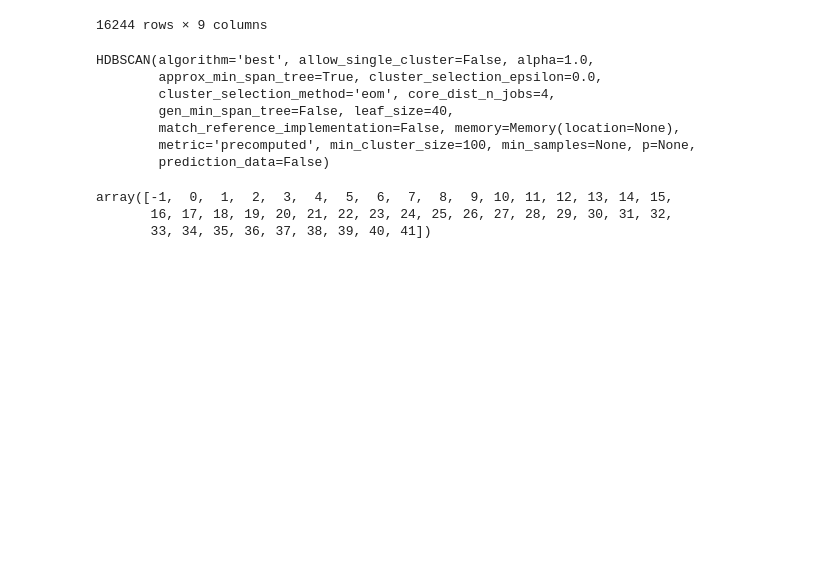
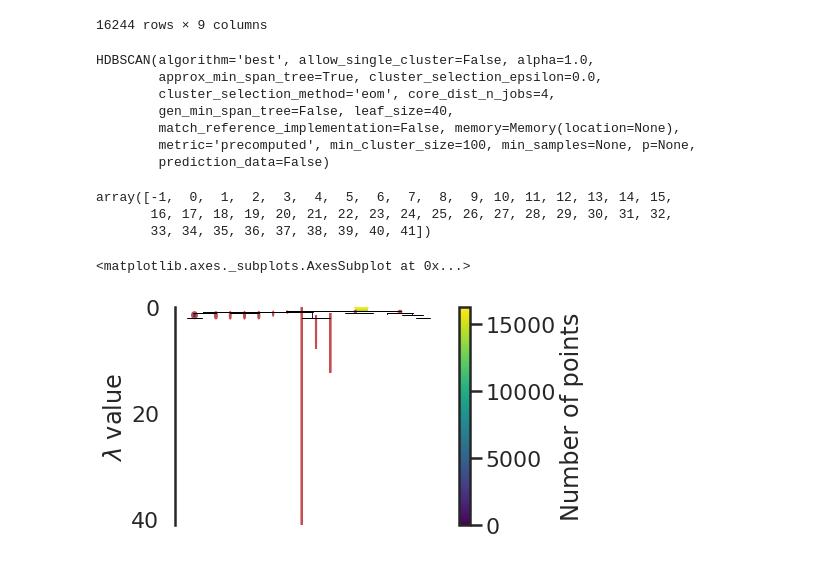
Before and after one commit to rjnakano/manejo-inventarios-pdg, a Jupyter notebook: Notebooks/TDGClusteringJerarquicoV1.ipynb, the cells around one changed output. Drawn from its saved outputs; the diff is of its cells as text; code cells hidden in the pictures; blank space fills up the shorter version.

```diff
--- a/Notebooks/TDGClusteringJerarquicoV1.ipynb
+++ b/Notebooks/TDGClusteringJerarquicoV1.ipynb
@@ -23,3 +42,10 @@ import numpy as np
 from sklearn.preprocessing import StandardScaler
 import hdbscan
 import gower
+
+import matplotlib.pyplot as plt
+import seaborn as sns
+%matplotlib inline
+sns.set_context('poster')
+sns.set_style('white')
+sns.set_color_codes()
@@ -57,7 +85,7 @@ df.shape
 (16244, 16244)
 # %%
 # Clustering jerarquico
-clusterer = hdbscan.HDBSCAN(metric='precomputed', min_cluster_size=100)
+clusterer = hdbscan.HDBSCAN(metric='precomputed', min_cluster_size=100, gen_min_span_tree=True)
 # %%
 clusterer.fit(df)
 # %% [output]
@@ -189,3 +217,9 @@ np.unique(clusterer2.labels_)
 array([-1,  0,  1,  2,  3,  4,  5,  6,  7,  8,  9, 10, 11, 12, 13, 14, 15,
        16, 17, 18, 19, 20, 21, 22, 23, 24, 25, 26, 27, 28, 29, 30, 31, 32,
        33, 34, 35, 36, 37, 38, 39, 40, 41])
+# %%
+# Línea larga = cluster 3
+clusterer.condensed_tree_.plot(select_clusters = True)
+# %% [output]
+<matplotlib.axes._subplots.AxesSubplot at 0x...>
+[figure, added]
```
Also changed, not shown: parts of 14 cells of this notebook.
